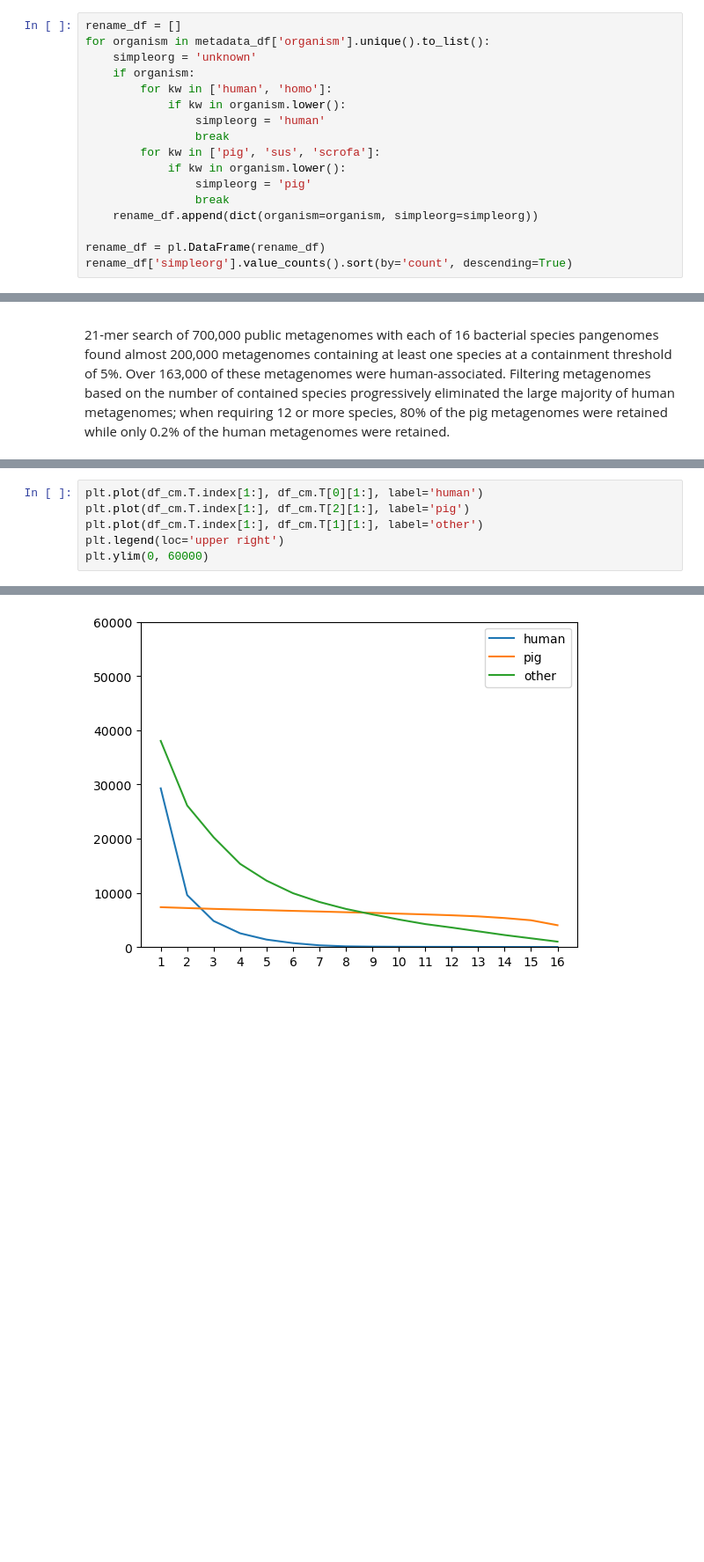
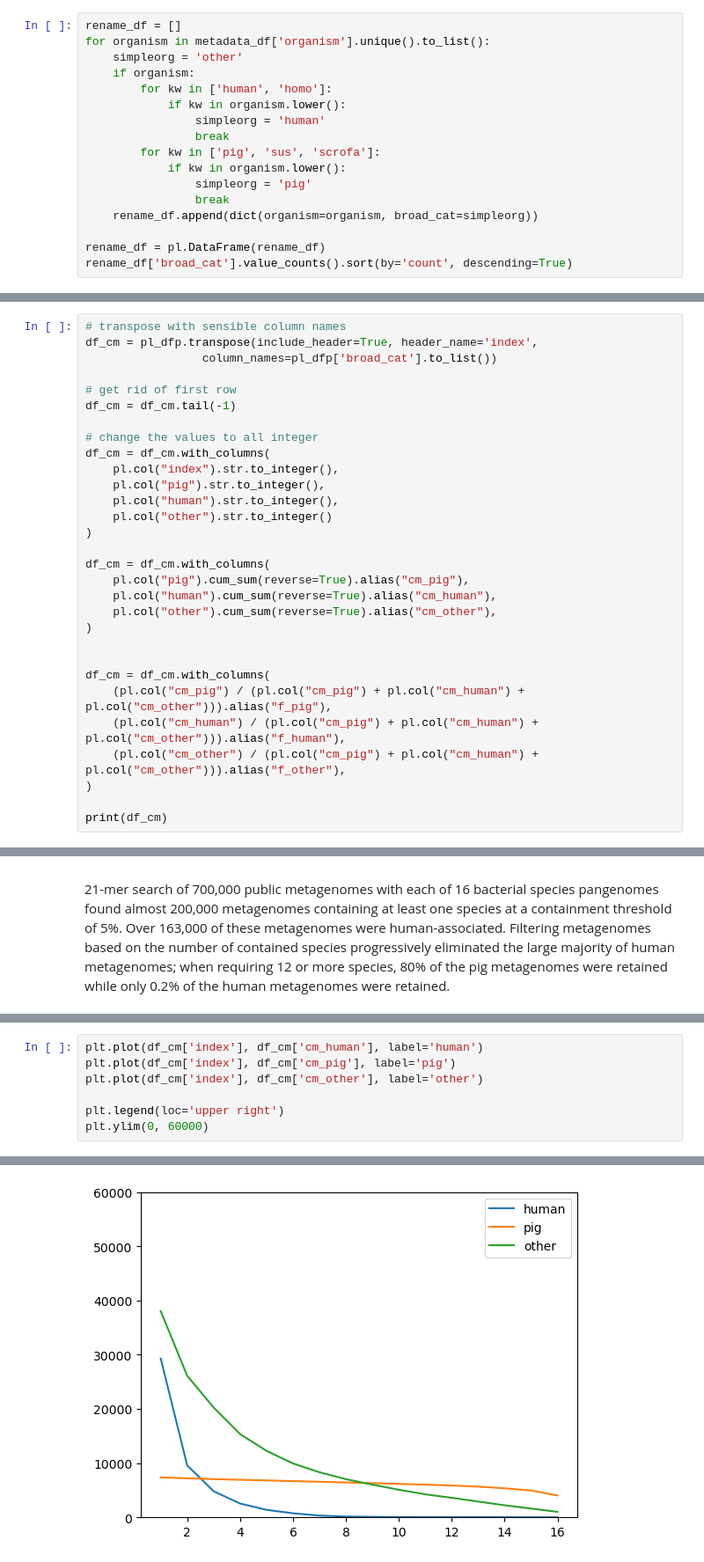
Before and after one commit to dib-lab/2025-workflow-core99, a Jupyter notebook: notebooks2/figure1-branchwater.ipynb, the cells around one changed output, grey strips where cells are left out. Shown at 88% size. Cells and saved outputs as stored; diff of their text form; blank space fills up the shorter version.

```diff
--- a/notebooks2/figure1-branchwater.ipynb
+++ b/notebooks2/figure1-branchwater.ipynb
@@ -50,7 +98,7 @@ print(len(metadata_df))
 # %%
 rename_df = []
 for organism in metadata_df['organism'].unique().to_list():
-    simpleorg = 'unknown'
+    simpleorg = 'other'
     if organism:
         for kw in ['human', 'homo']:
             if kw in organism.lower():
@@ -60,9 +108,9 @@ for organism in metadata_df['organism'].unique().to_list():
             if kw in organism.lower():
                 simpleorg = 'pig'
                 break
-    rename_df.append(dict(organism=organism, simpleorg=simpleorg))
+    rename_df.append(dict(organism=organism, broad_cat=simpleorg))
 
 rename_df = pl.DataFrame(rename_df)
-rename_df['simpleorg'].value_counts().sort(by='count', descending=True)
+rename_df['broad_cat'].value_counts().sort(by='count', descending=True)
 # %% [output]
 shape: (3, 2)
@@ -309,0 +214,30 @@ plt.savefig(FIG_OUT + '/figure1-branchwater-barplot.png')
+# %%
+# transpose with sensible column names
+df_cm = pl_dfp.transpose(include_header=True, header_name='index',
+                 column_names=pl_dfp['broad_cat'].to_list())
+
+# get rid of first row
+df_cm = df_cm.tail(-1)
+
+# change the values to all integer
+df_cm = df_cm.with_columns(
+    pl.col("index").str.to_integer(),
+    pl.col("pig").str.to_integer(),
+    pl.col("human").str.to_integer(),
+    pl.col("other").str.to_integer()
+)
+
+df_cm = df_cm.with_columns(
+    pl.col("pig").cum_sum(reverse=True).alias("cm_pig"),
+    pl.col("human").cum_sum(reverse=True).alias("cm_human"),
+    pl.col("other").cum_sum(reverse=True).alias("cm_other"),
+)
+
+
+df_cm = df_cm.with_columns(
+    (pl.col("cm_pig") / (pl.col("cm_pig") + pl.col("cm_human") + pl.col("cm_other"))).alias("f_pig"),
+    (pl.col("cm_human") / (pl.col("cm_pig") + pl.col("cm_human") + pl.col("cm_other"))).alias("f_human"),
+    (pl.col("cm_other") / (pl.col("cm_pig") + pl.col("cm_human") + pl.col("cm_other"))).alias("f_other"),
+)
+
+print(df_cm)
@@ -342,9 +317,10 @@ df_cm.T
 # %%
-plt.plot(df_cm.T.index[1:], df_cm.T[0][1:], label='human')
-plt.plot(df_cm.T.index[1:], df_cm.T[2][1:], label='pig')
-plt.plot(df_cm.T.index[1:], df_cm.T[1][1:], label='other')
+plt.plot(df_cm['index'], df_cm['cm_human'], label='human')
+plt.plot(df_cm['index'], df_cm['cm_pig'], label='pig')
+plt.plot(df_cm['index'], df_cm['cm_other'], label='other')
+
 plt.legend(loc='upper right')
 plt.ylim(0, 60000)
 # %% [output]
 (0.0, 60000.0)
-[figure, old version]
+[figure, new version]
```
Also changed, not shown: parts of 32 cells of this notebook, 7 other files.
